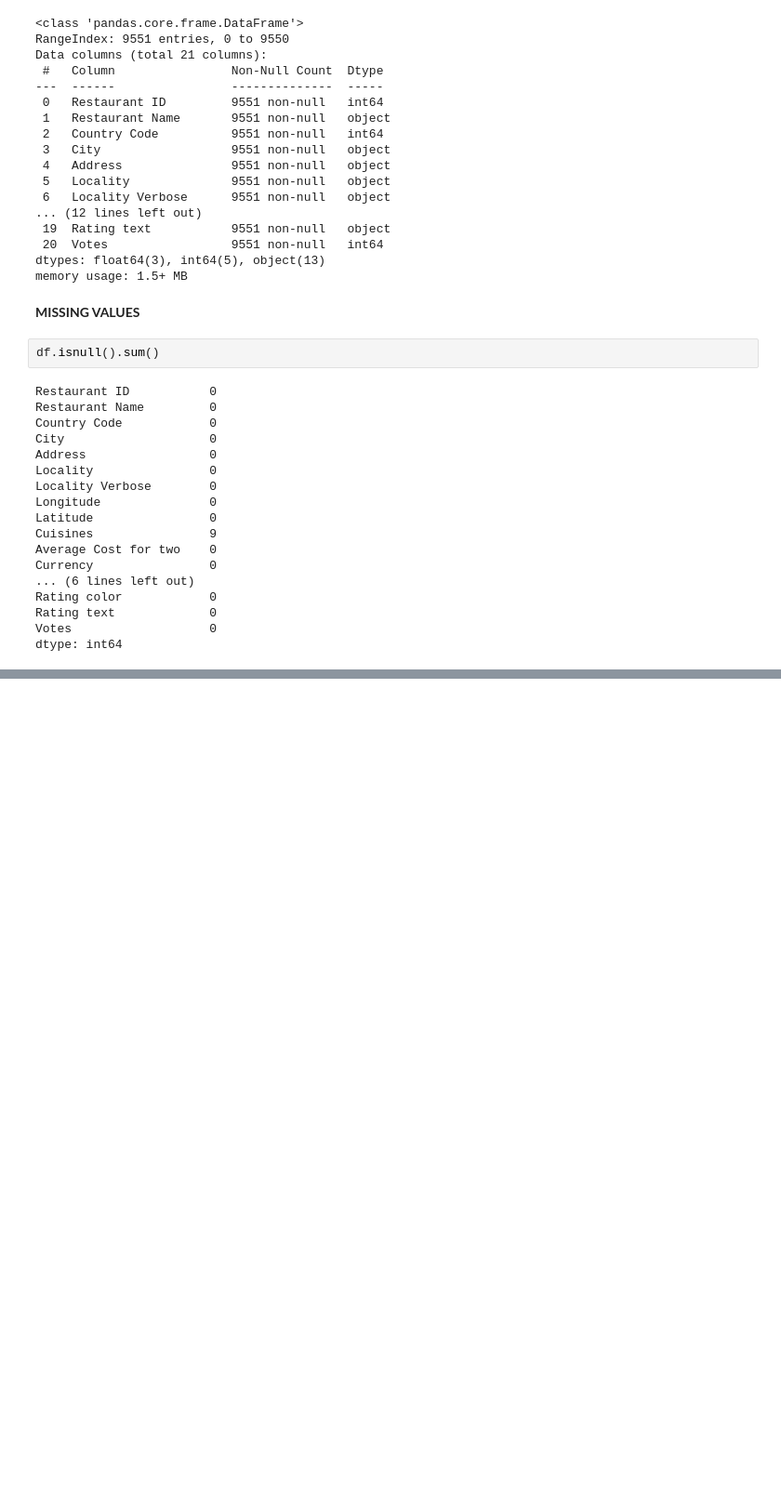
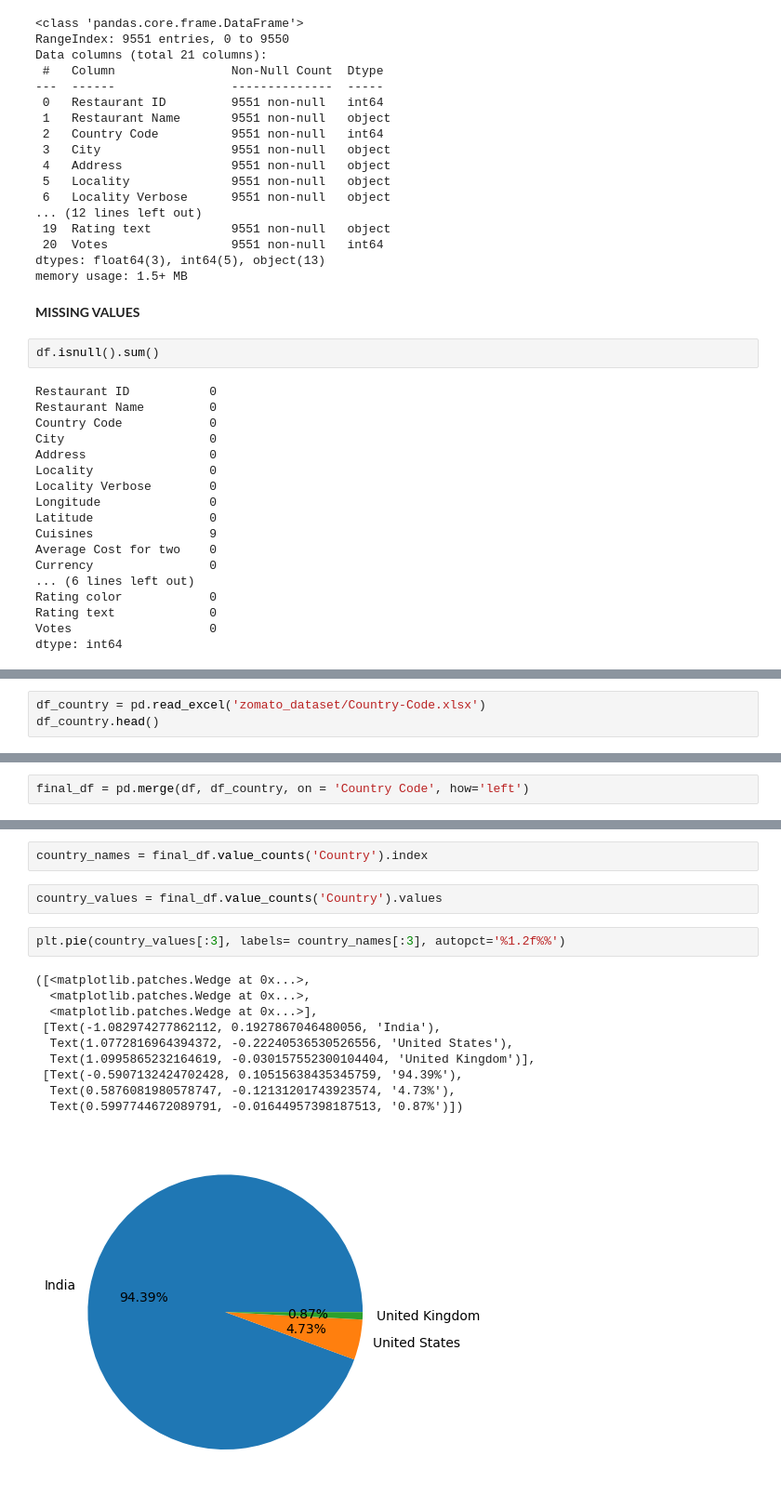
Before and after one commit to shruti-1102/zero-to-analyst, a Jupyter notebook: eda-tut.ipynb, the cells around one changed output, grey strips where cells are left out. Shown at 93% size. Drawn from its saved outputs; the diff is of its cells as text; blank space fills up the shorter version.

```diff
--- a/eda-tut.ipynb
+++ b/eda-tut.ipynb
@@ -71,0 +81,3 @@ dtype: int64
+# %%
+df_country = pd.read_excel('zomato_dataset/Country-Code.xlsx')
+df_country.head()
@@ -71,0 +91,2 @@ dtype: int64
+# %%
+final_df = pd.merge(df, df_country, on = 'Country Code', how='left')
@@ -71,0 +123,17 @@ dtype: int64
+# %%
+country_names = final_df.value_counts('Country').index
+# %%
+country_values = final_df.value_counts('Country').values
+# %%
+plt.pie(country_values[:3], labels= country_names[:3], autopct='%1.2f%%')
+# %% [output]
+([<matplotlib.patches.Wedge at 0x...>,
+  <matplotlib.patches.Wedge at 0x...>,
+  <matplotlib.patches.Wedge at 0x...>],
+ [Text(-1.082974277862112, 0.1927867046480056, 'India'),
+  Text(1.0772816964394372, -0.22240536530526556, 'United States'),
+  Text(1.0995865232164619, -0.030157552300104404, 'United Kingdom')],
+ [Text(-0.5907132424702428, 0.10515638435345759, '94.39%'),
+  Text(0.5876081980578747, -0.12131201743923574, '4.73%'),
+  Text(0.5997744672089791, -0.01644957398187513, '0.87%')])
+[figure, added]
```
Also changed, not shown: parts of 9 cells of this notebook.
